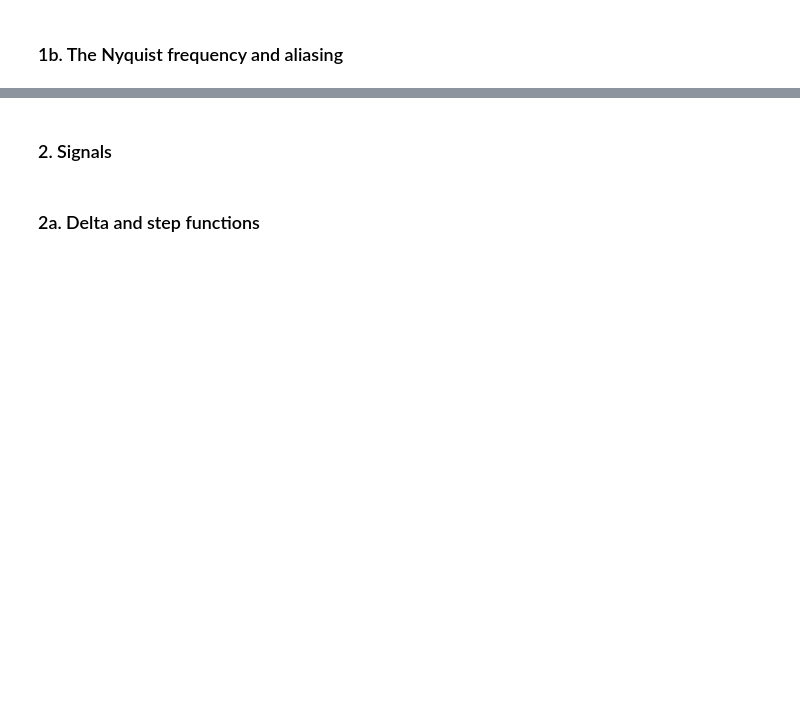
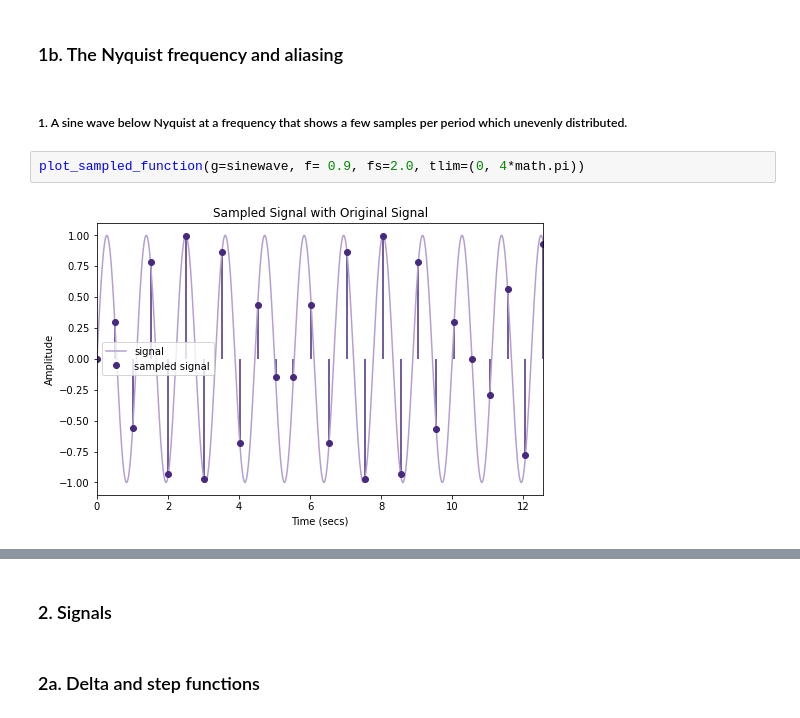
Before and after one commit to johnmays/CSDS_364_HW, a Jupyter notebook: A3/A3a/A3a_jkm100.ipynb, the cells around one changed output, grey strips where cells are left out. Drawn from its saved outputs; the diff is of its cells as text; blank space fills up the shorter version.

```diff
--- a/A3/A3a/A3a_jkm100.ipynb
+++ b/A3/A3a/A3a_jkm100.ipynb
@@ -24,2 +49,8 @@ def plot_sampled_function(g=A1b_code.sinewave, fs=1, tlim=(0, 2*math.pi), tscale
 # %% [markdown]
 ### 1b. The Nyquist frequency and aliasing
+# %% [markdown]
+##### 1. A sine wave below Nyquist at a frequency that shows a few samples per period which unevenly distributed.
+# %%
+plot_sampled_function(g=sinewave, f= 0.9, fs=2.0, tlim=(0, 4*math.pi))
+# %% [output]
+[figure, added]
```
Also changed, not shown: parts of 17 cells of this notebook, 2 other files.
